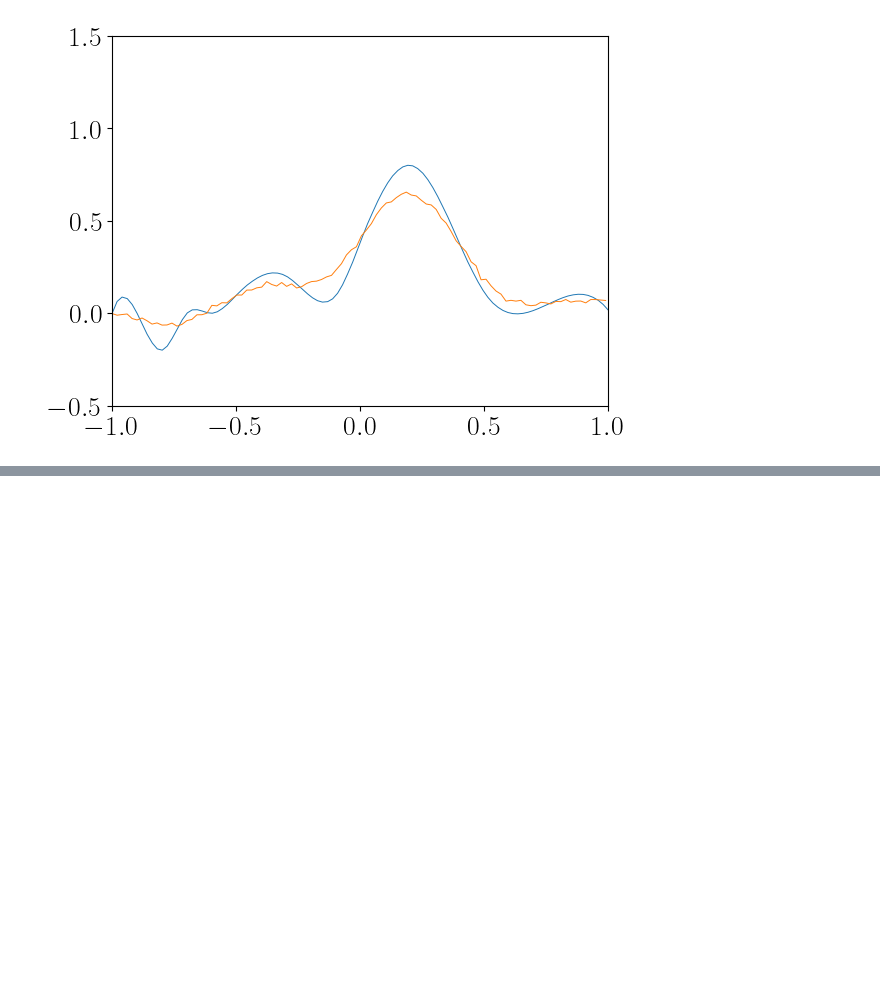
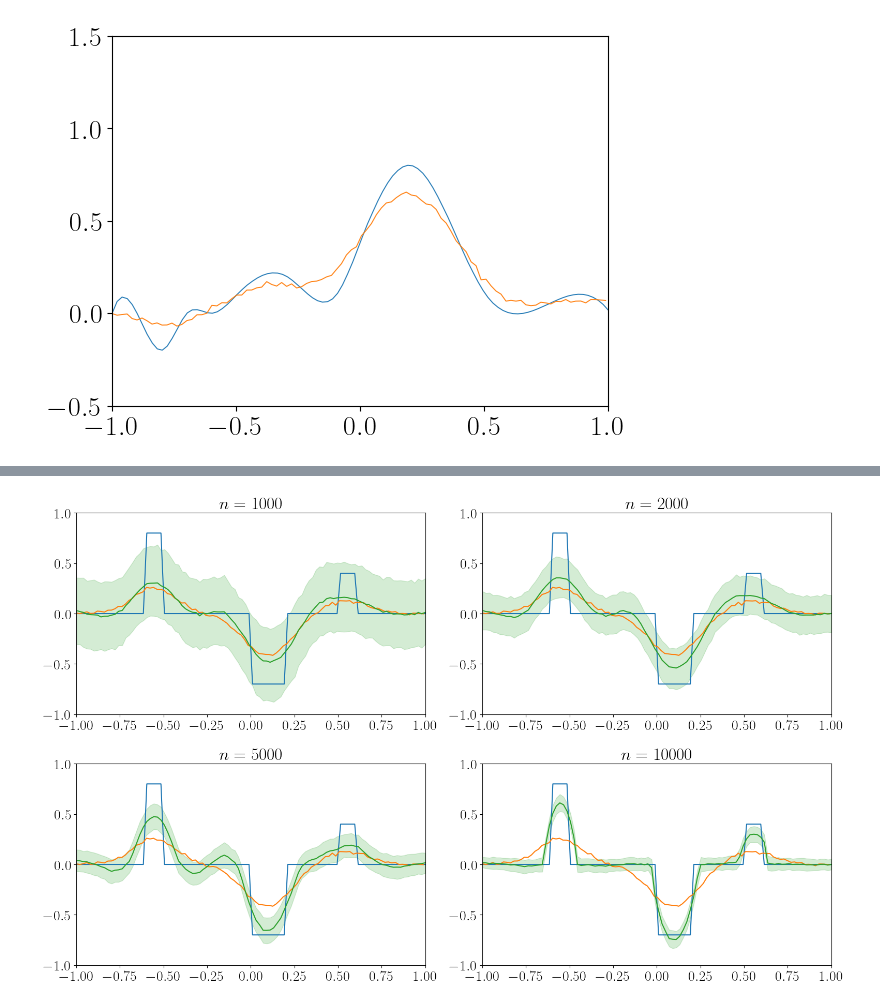
Before and after one commit to akseliekseli/Bayesian-Neural-Networks-with-Stochastic-Variational-Inference-in-Inverse-Problems, a Jupyter notebook: codes/create_images_from_results.ipynb, the cells around one changed output, grey strips where cells are left out. Saved outputs shown, nothing was run; the diff lists cells and outputs as text; code cells hidden in the pictures; blank space fills up the shorter version.

```diff
--- a/codes/create_images_from_results.ipynb
+++ b/codes/create_images_from_results.ipynb
@@ -146,0 +152,34 @@ plot_sigma_subplots(configs, 'discrete','sigma')
+# %%
+def plot_iterations_subplots(configs, problem_type, experiment_type):
+
+    fig, axs = plt.subplots(2, 2, figsize=(16, 10))
+    ii, jj = 0, 0
+
+    for idx, conf in enumerate(configs[problem_type][experiment_type]):
+        with open(f'../results/{problem_type}_{conf}.pickle', 'rb') as handle:
+            data = pickle.load(handle)
+
+        x_mean, lower_quantile, upper_quantile = calculate_mean_and_quantile(data['x_preds'])
+
+        axs[ii, jj].plot(data['t'], data['true'])
+        axs[ii, jj].plot(data['x'], data['y_data'])
+
+        line, = axs[ii, jj].plot(data['t'], x_mean, label='inverse solution')
+        axs[ii, jj].fill_between(data['t'], lower_quantile, upper_quantile, color=line.get_color(), alpha=0.2, label='90% quantile range')
+
+        axs[ii, jj].set_title(f'$n= {configs[problem_type][experiment_type][conf]["training_parameters"]["svi_num_iterations"]}$')
+
+        if problem_type == 'continuous':
+            axs[ii, jj].axis([domain[0], domain[1], -0.5, 1.0])
+        else:
+            axs[ii, jj].axis([domain[0], domain[1], -1.0, 1.0])
+
+        jj = jj +1
+        if jj >1:
+            ii = ii +1
+            jj = 0
+    plt.tight_layout()
+# %%
+plot_iterations_subplots(configs, 'discrete', 'iterations')
+# %% [output]
+[figure, added]
```
Also changed, not shown: parts of 6 cells of this notebook, 1 other file.
